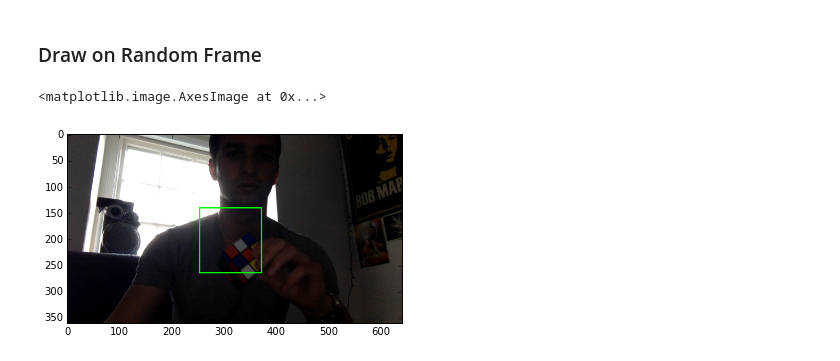
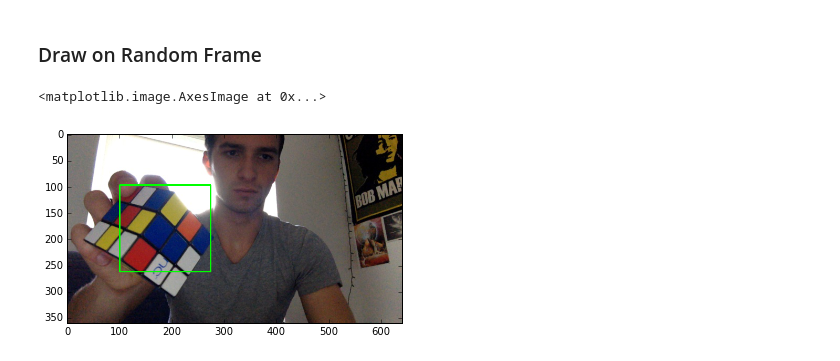
Before and after one commit to jayhack/ConvCube, a Jupyter notebook: Localization.ipynb, the cells around one changed output. Saved outputs shown, nothing was run; the diff lists cells and outputs as text; code cells hidden in the pictures.

```diff
--- a/Localization.ipynb
+++ b/Localization.ipynb
@@ -20,14 +20,14 @@ from ModalDB import Video
 from ModalDB import Frame
 
 #=====[ convcube ]=====
-from convcube.schema import convcube_schema
+from convcube.db import dbschema
 from convcube.cs231n.data_utils import load_tiny_imagenet
 from convcube.localization import load_dataset_localization
 from convcube.localization import LocalizationConvNet
 from convcube.cube import ConvNetCube
 
 #=====[ setup client ]=====
-client = ModalClient('./data/db', schema=convcube_schema)
+client = ModalClient('./data/db', schema=dbschema)
 models_path = './models/localization'
 # %% [output]
 The autoreload extension is already loaded. To reload it, use:
@@ -158,10 +134,11 @@ cube = ConvNetCube(loc_convnet=convnet)
 # %% [markdown]
 ### Draw on Random Frame
 # %%
-frame = client.get_random(Frame)
+video = client.get(Video, 'darkroom_1')
+frame = video.get_random_child(Frame)
 image = frame['image'].copy()
 disp_img = cube.draw_output(image)
 plt.imshow(disp_img[:,:,::-1])
 # %% [output]
 <matplotlib.image.AxesImage at 0x...>
-[figure, old version]
+[figure, new version]
```
Also changed, not shown: parts of 5 cells of this notebook, 4 other files.
